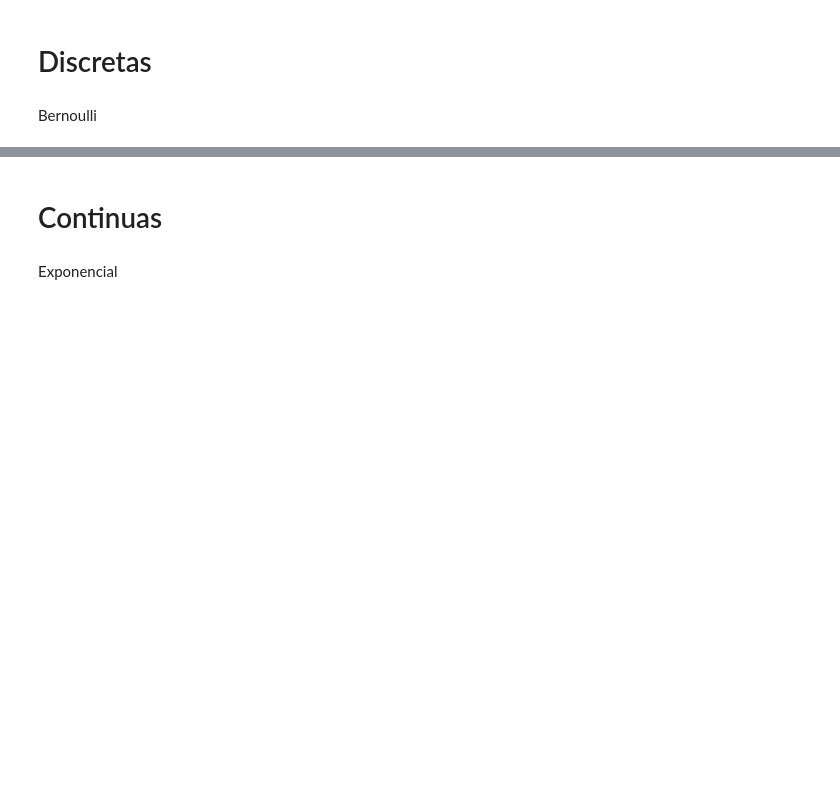
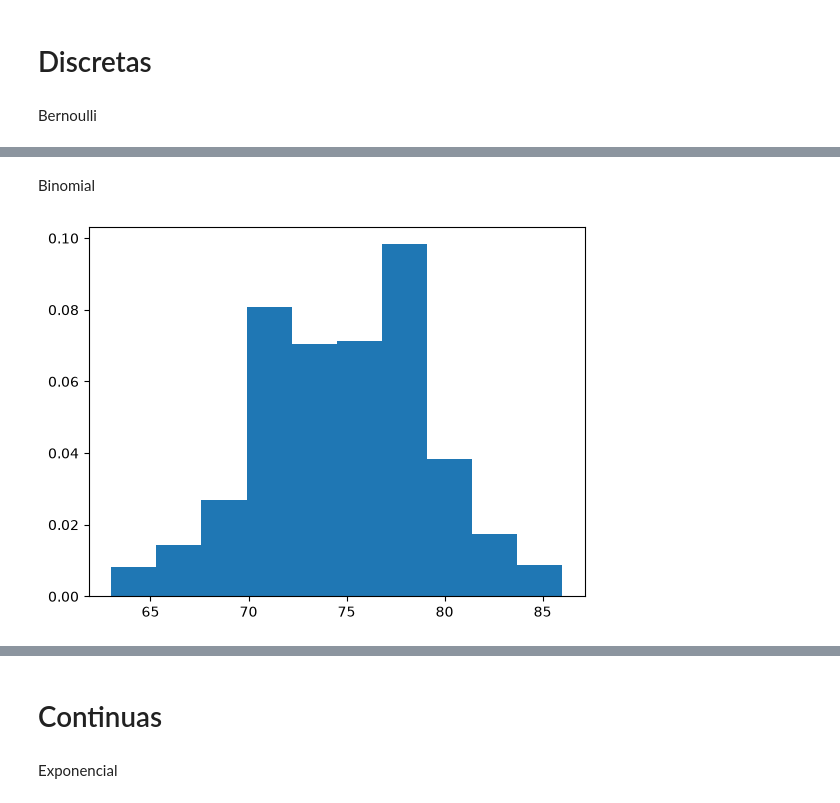
Before and after one commit to SilverPhone784/Prog-Estat, a Jupyter notebook: distribuicoes.ipynb, the cells around one changed output, grey strips where cells are left out. Drawn from its saved outputs; the diff is of its cells as text; code cells hidden in the pictures; blank space fills up the shorter version.

```diff
--- a/distribuicoes.ipynb
+++ b/distribuicoes.ipynb
@@ -21,0 +22,20 @@ plt.show()
+# %% [markdown]
+Binomial
+# %%
+def binomial(n, p, M):
+    amostra = []
+    for i in range(M):
+        amostra.append(np.sum(np.random.uniform(size=n) < p))
+
+    return amostra
+
+n = 100
+p = 0.75
+M = 1000
+
+dados = binomial(n, p, M)
+
+plt.hist(dados, density=True)
+plt.show()
+# %% [output]
+[figure, added]
```
Also changed, not shown: parts of 12 cells of this notebook.
